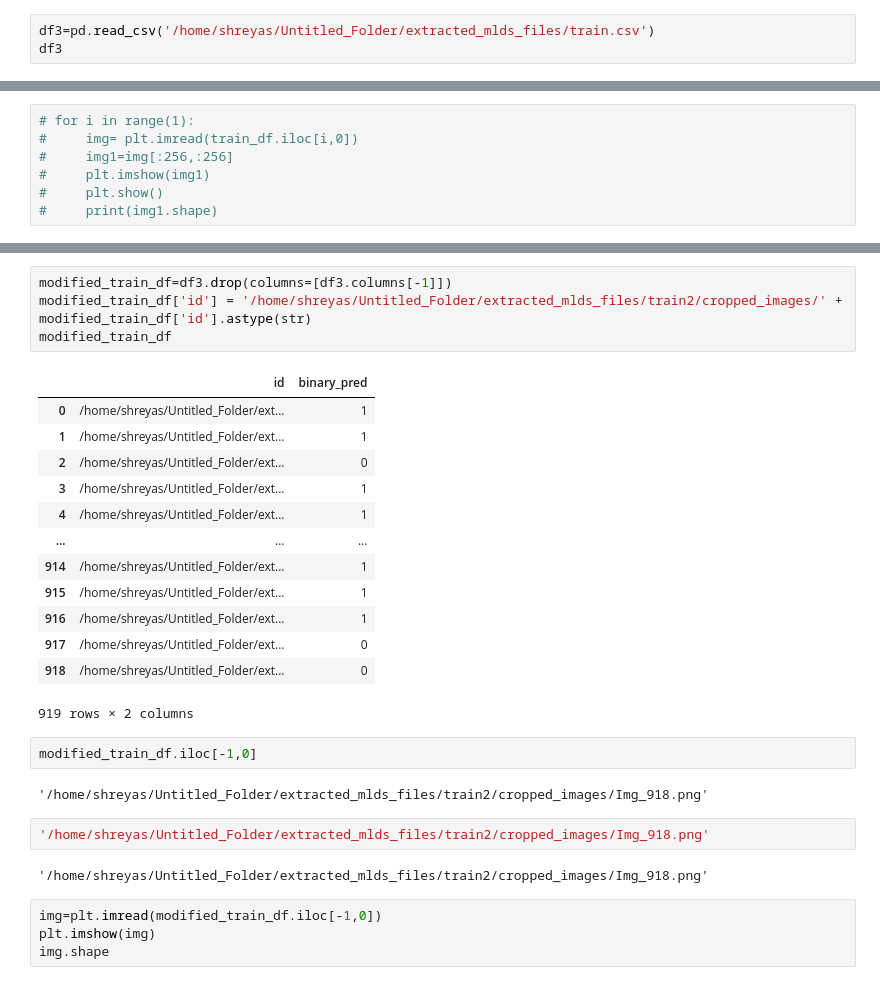
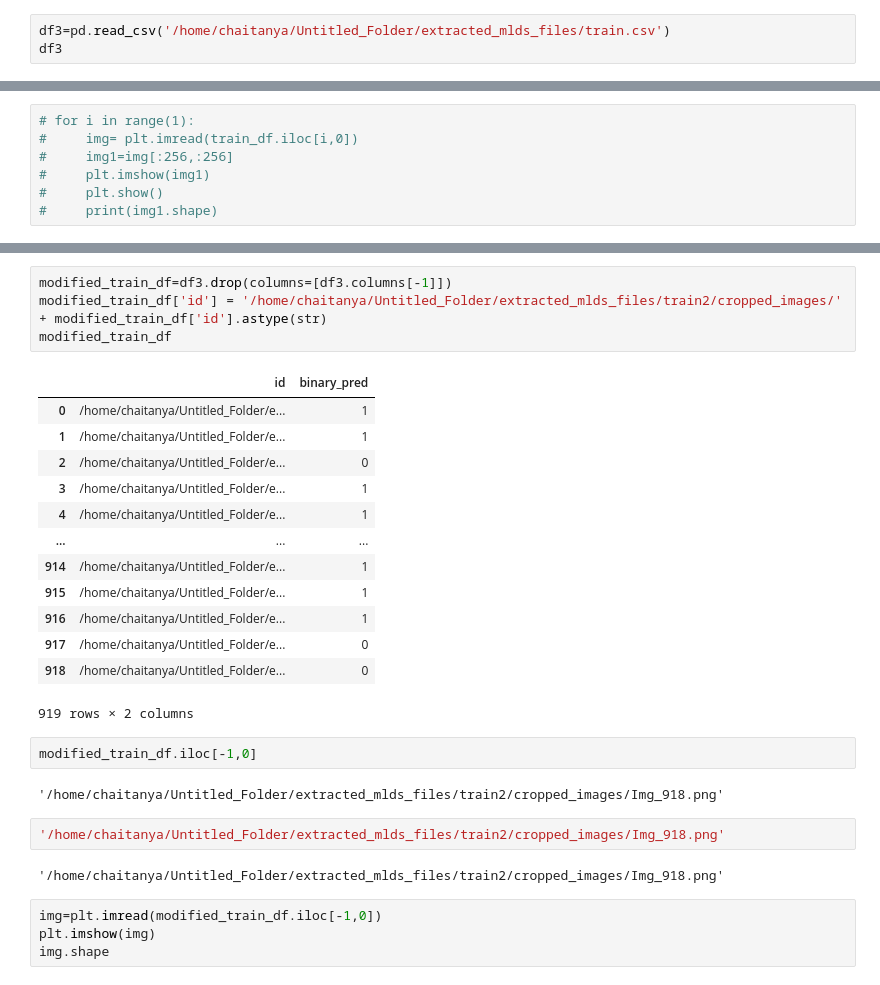
Before and after one commit to chaituviking/Kaggle_MLDS_IISc, a Jupyter notebook: mlds_classification.ipynb, the cells around one changed output, grey strips where cells are left out. Saved outputs shown, nothing was run; the diff lists cells and outputs as text.

```diff
--- a/mlds_classification.ipynb
+++ b/mlds_classification.ipynb
@@ -153,7 +153,7 @@ plt.imshow(imag1)
 <matplotlib.image.AxesImage at 0x...>
 [figure]
 # %%
-df3=pd.read_csv('/home/shreyas/Untitled_Folder/extracted_mlds_files/train.csv')
+df3=pd.read_csv('/home/chaitanya/Untitled_Folder/extracted_mlds_files/train.csv')
 df3
 # %% [output]
 |  | id | binary_pred | segmentation_pred |
@@ -210,30 +210,30 @@ for i in range(919):
 [figure]
 # %%
 modified_train_df=df3.drop(columns=[df3.columns[-1]])
-modified_train_df['id'] = '/home/shreyas/Untitled_Folder/extracted_mlds_files/train2/cropped_images/' + modified_train_df['id'].astype(str)
+modified_train_df['id'] = '/home/chaitanya/Untitled_Folder/extracted_mlds_files/train2/cropped_images/' + modified_train_df['id'].astype(str)
 modified_train_df
 # %% [output]
 |  | id | binary_pred |
-| 0 | /home/shreyas/Untitled_Folder/ext... | 1 |
-| 1 | /home/shreyas/Untitled_Folder/ext... | 1 |
-| 2 | /home/shreyas/Untitled_Folder/ext... | 0 |
-| 3 | /home/shreyas/Untitled_Folder/ext... | 1 |
-| 4 | /home/shreyas/Untitled_Folder/ext... | 1 |
+| 0 | /home/chaitanya/Untitled_Folder/e... | 1 |
+| 1 | /home/chaitanya/Untitled_Folder/e... | 1 |
+| 2 | /home/chaitanya/Untitled_Folder/e... | 0 |
+| 3 | /home/chaitanya/Untitled_Folder/e... | 1 |
+| 4 | /home/chaitanya/Untitled_Folder/e... | 1 |
 | ... | ... | ... |
-| 914 | /home/shreyas/Untitled_Folder/ext... | 1 |
-| 915 | /home/shreyas/Untitled_Folder/ext... | 1 |
-| 916 | /home/shreyas/Untitled_Folder/ext... | 1 |
-| 917 | /home/shreyas/Untitled_Folder/ext... | 0 |
-| 918 | /home/shreyas/Untitled_Folder/ext... | 0 |
+| 914 | /home/chaitanya/Untitled_Folder/e... | 1 |
+| 915 | /home/chaitanya/Untitled_Folder/e... | 1 |
+| 916 | /home/chaitanya/Untitled_Folder/e... | 1 |
+| 917 | /home/chaitanya/Untitled_Folder/e... | 0 |
+| 918 | /home/chaitanya/Untitled_Folder/e... | 0 |
 919 rows × 2 columns
 # %%
 modified_train_df.iloc[-1,0]
 # %% [output]
-'/home/shreyas/Untitled_Folder/extracted_mlds_files/train2/cropped_images/Img_918.png'
+'/home/chaitanya/Untitled_Folder/extracted_mlds_files/train2/cropped_images/Img_918.png'
 # %%
-'/home/shreyas/Untitled_Folder/extracted_mlds_files/train2/cropped_images/Img_918.png'
+'/home/chaitanya/Untitled_Folder/extracted_mlds_files/train2/cropped_images/Img_918.png'
 # %% [output]
-'/home/shreyas/Untitled_Folder/extracted_mlds_files/train2/cropped_images/Img_918.png'
+'/home/chaitanya/Untitled_Folder/extracted_mlds_files/train2/cropped_images/Img_918.png'
 # %%
 img=plt.imread(modified_train_df.iloc[-1,0])
 plt.imshow(img)
```
Also changed, not shown: parts of 12 cells of this notebook.
